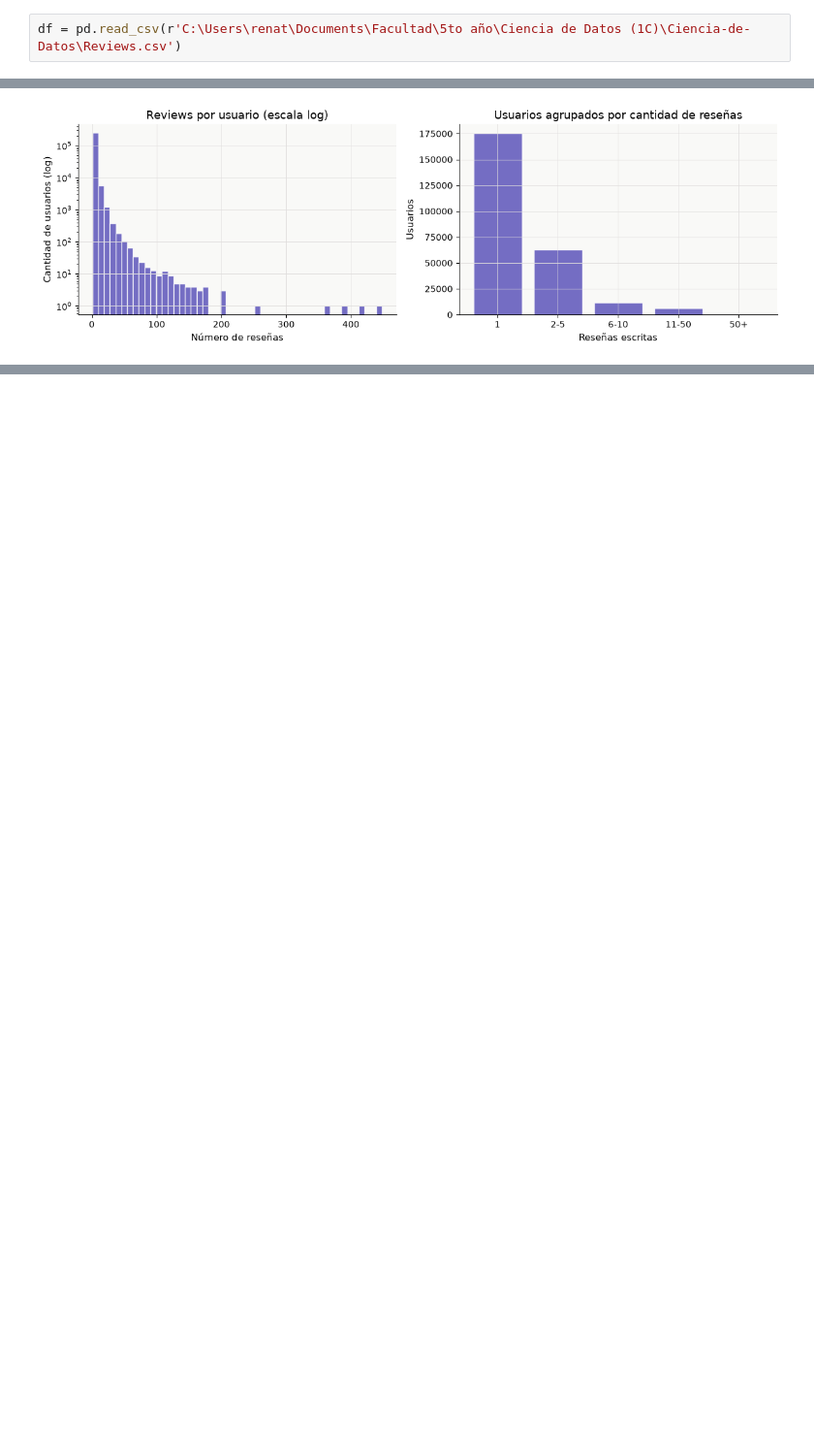
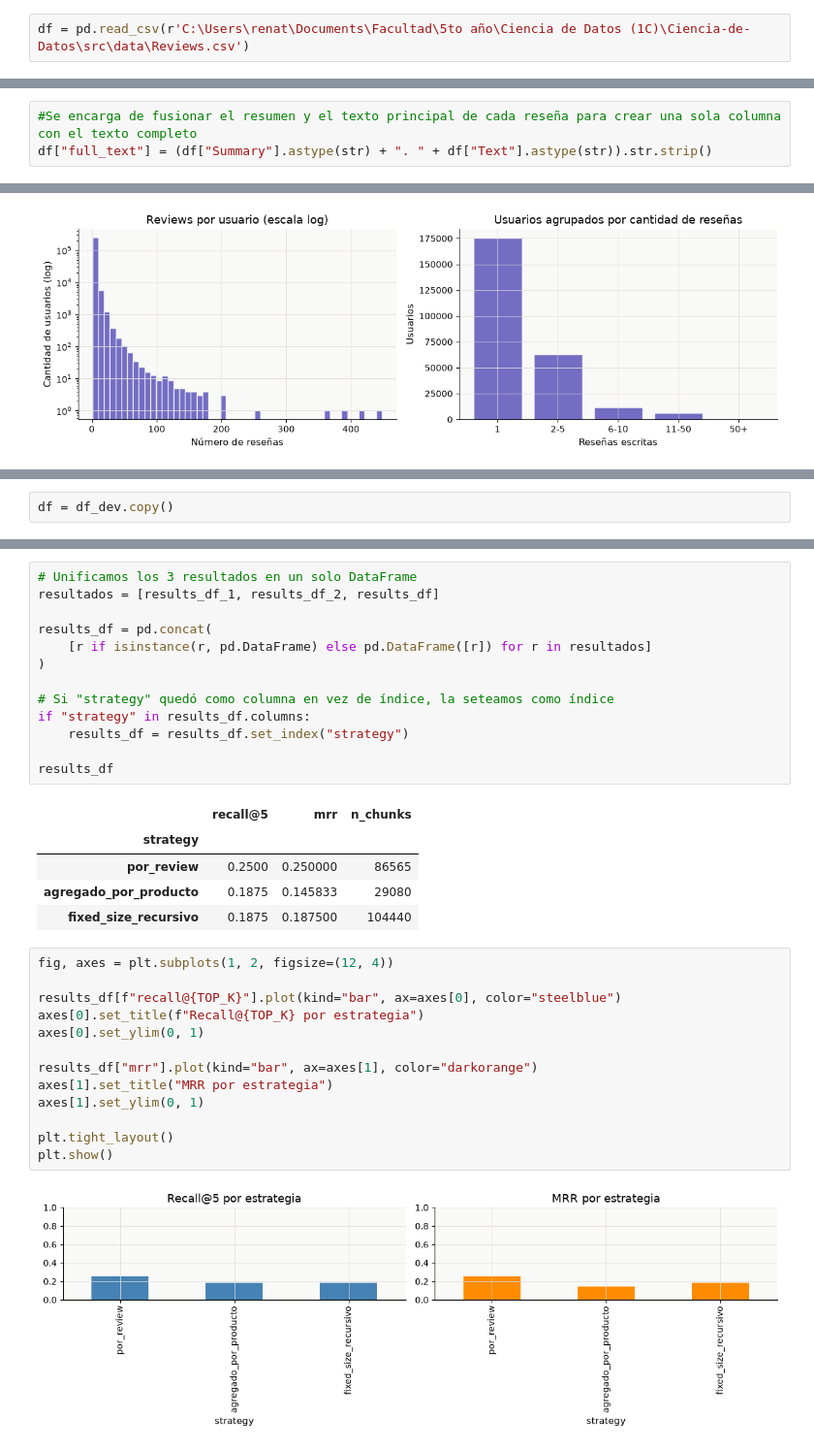
Before and after one commit to renatacatelli25/Ciencia-de-Datos, a Jupyter notebook: Proyecto.ipynb, the cells around one changed output, grey strips where cells are left out. Shown at 97% size. Saved outputs shown, nothing was run; the diff lists cells and outputs as text; blank space fills up the shorter version.

```diff
--- a/EDA.ipynb
+++ b/Proyecto.ipynb
@@ -25,4 +48,4 @@ warnings.filterwarnings("ignore")
 # %% [markdown]
 #### Inspeccionamos el dataset
 # %%
-df = pd.read_csv(r'C:\Users\renat\Documents\Facultad\5to año\Ciencia de Datos (1C)\Ciencia-de-Datos\Reviews.csv')
+df = pd.read_csv(r'C:\Users\renat\Documents\Facultad\5to año\Ciencia de Datos (1C)\Ciencia-de-Datos\src\data\Reviews.csv')
@@ -156,4 +160,7 @@ df["helpfulness_ratio"] = (
     df["helpfulness_ratio"]
     .fillna(0)
 )
+# %%
+#Se encarga de fusionar el resumen y el texto principal de cada reseña para crear una sola columna con el texto completo
+df["full_text"] = (df["Summary"].astype(str) + ". " + df["Text"].astype(str)).str.strip()
 # %% [markdown]
@@ -214,0 +337,2 @@ sns.histplot(df["helpfulness_ratio"])
+# %%
+df = df_dev.copy()
@@ -214,0 +744,34 @@ sns.histplot(df["helpfulness_ratio"])
+# %%
+# Unificamos los 3 resultados en un solo DataFrame
+resultados = [results_df_1, results_df_2, results_df]
+
+results_df = pd.concat(
+    [r if isinstance(r, pd.DataFrame) else pd.DataFrame([r]) for r in resultados]
+)
+
+# Si "strategy" quedó como columna en vez de índice, la seteamos como índice
+if "strategy" in results_df.columns:
+    results_df = results_df.set_index("strategy")
+
+results_df
+# %% [output]
+|  | recall@5 | mrr | n_chunks |
+| strategy |  |  |  |
+| por_review | 0.2500 | 0.250000 | 86565 |
+| agregado_por_producto | 0.1875 | 0.145833 | 29080 |
+| fixed_size_recursivo | 0.1875 | 0.187500 | 104440 |
+# %%
+fig, axes = plt.subplots(1, 2, figsize=(12, 4))
+
+results_df[f"recall@{TOP_K}"].plot(kind="bar", ax=axes[0], color="steelblue")
+axes[0].set_title(f"Recall@{TOP_K} por estrategia")
+axes[0].set_ylim(0, 1)
+
+results_df["mrr"].plot(kind="bar", ax=axes[1], color="darkorange")
+axes[1].set_title("MRR por estrategia")
+axes[1].set_ylim(0, 1)
+
+plt.tight_layout()
+plt.show()
+# %% [output]
+[figure, added]
```
Also changed, not shown: parts of 79 cells of this notebook, 26 other files.
